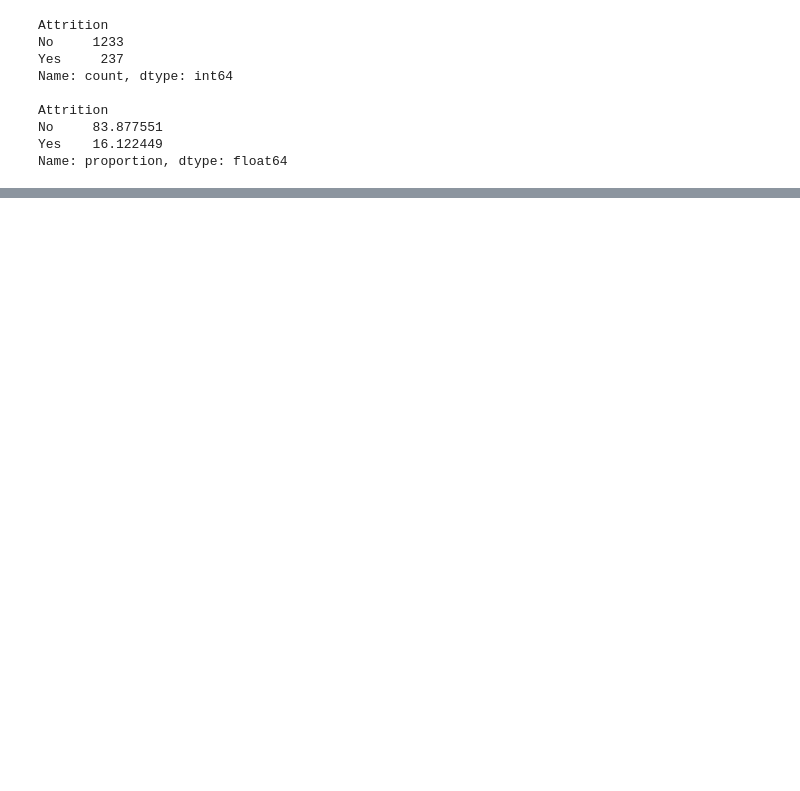
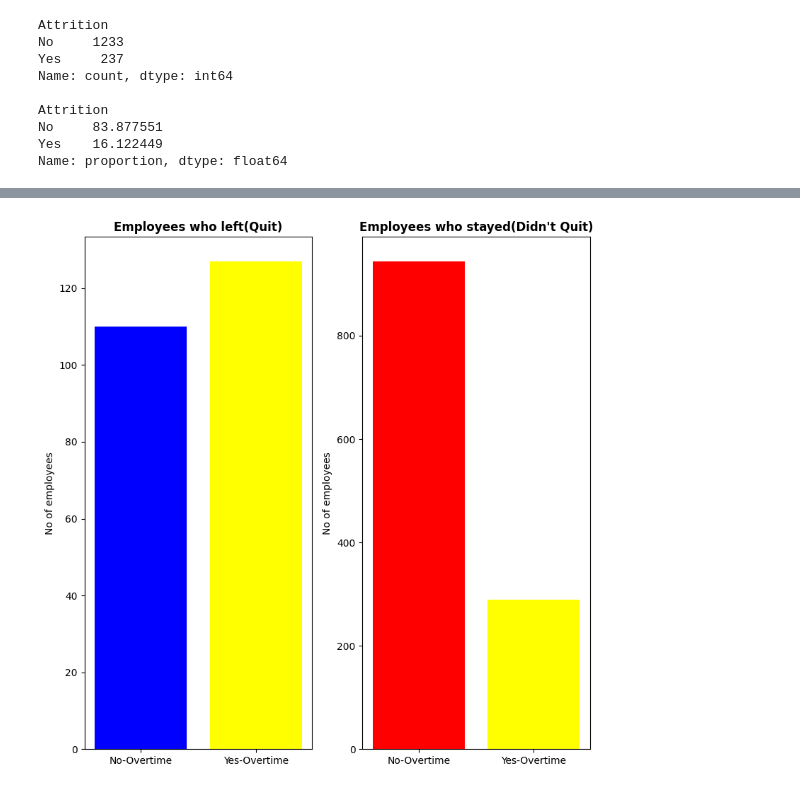
Before and after one commit to AryanGoyal17/Employee-Attrition-Analysis, a Jupyter notebook: analysis.ipynb, the cells around one changed output, grey strips where cells are left out. Cells and saved outputs as stored; diff of their text form; code cells hidden in the pictures; blank space fills up the shorter version.

Commit message:
feat: Found the relationship between Employee Attrition and Overtime

```diff
--- a/analysis.ipynb
+++ b/analysis.ipynb
@@ -316,3 +316,24 @@ plt.show()
 #Answer(q1) --
 
 # Employees who quit earn less on average as compared to those who stay
+# %%
+#q2-- How does overtime affect Employee Attrition?
+
+overtime_attr = pd.crosstab(df['Attrition'], df['OverTime'])
+
+fig, axes = plt.subplots(1, 2, figsize=[8,8])
+
+labels = ['No-Overtime', 'Yes-Overtime']
+
+axes[0].bar(labels, overtime_attr.loc['Yes'], color = ['Blue', 'Yellow'])
+axes[0].set_title('Employees who left(Quit)', fontweight= 'bold')
+axes[0].set_ylabel('No of employees')
+
+axes[1].bar(labels, overtime_attr.loc['No'], color = ['Red', 'Yellow'])
+axes[1].set_title("Employees who stayed(Didn't Quit)", fontweight = 'bold')
+axes[1].set_ylabel('No of employees')
+
+plt.tight_layout()
+plt.show()
+# %% [output]
+[figure, added]
```
Also changed, not shown: parts of 2 cells of this notebook.
